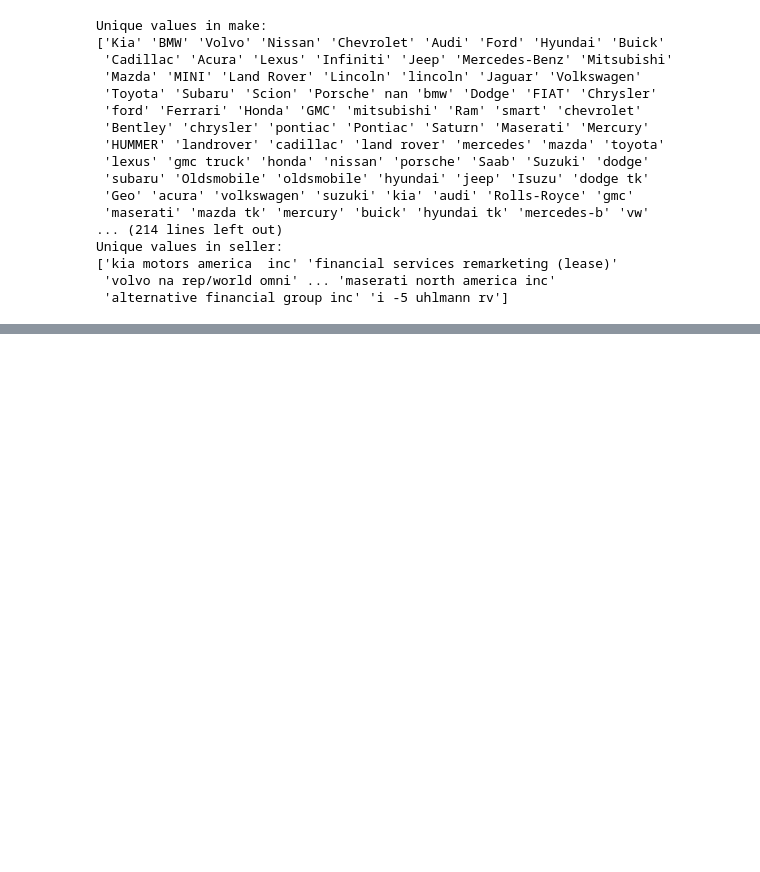
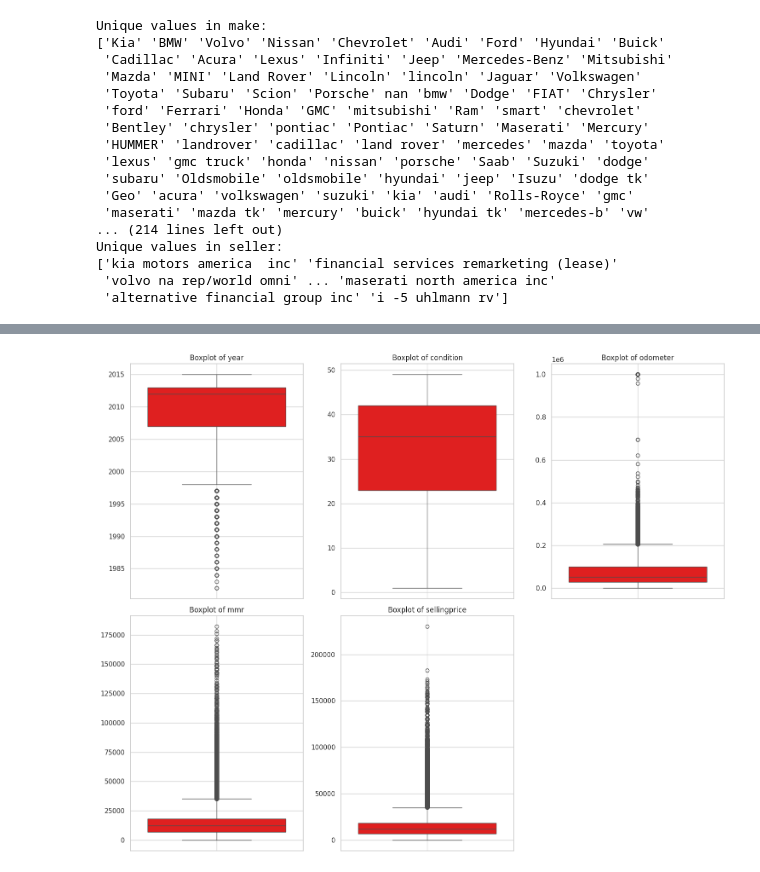
Before and after one commit to Sagarjain93/car_prices, a Jupyter notebook: car_prices.ipynb, the cells around one changed output, grey strips where cells are left out. Saved outputs shown, nothing was run; the diff lists cells and outputs as text; code cells hidden in the pictures; blank space fills up the shorter version.

Commit message:
Implement IQR-based outlier detection for numerical features

```diff
--- a/car_prices.ipynb
+++ b/car_prices.ipynb
@@ -101,7 +101,7 @@ Mounted at /content/drive
 #**4. Load The Dataset**
 To begin the analysis, the car sales dataset is loaded directly from Google Drive. This approach ensures convenient access to the data stored in the cloud, especially when working in collaborative or cloud-based environments like Google Colab. By mounting Google Drive or using a shareable link, we can seamlessly import the dataset into our workspace for further processing and analysis.
 # %%
-df = pd.read_csv('/content/drive/MyDrive/Colab Notebooks/dataset/6_Sales/car/car_prices.csv')
+df = pd.read_csv('/content/drive/MyDrive/colab/eda/6_Sales/car/car_prices.csv')
 # %% [markdown]
 #**5. Initial Data Inspection**
 In this step, we perform an initial examination of the dataset to understand its structure and quality. This includes previewing sample records, checking the dataset’s size, identifying data types, and detecting missing or duplicate values. These insights help inform subsequent data cleaning and analysis steps.
@@ -340,0 +345,23 @@ Unique values in seller:
+# %%
+import math
+
+# Assume numerical_cols is a list of your numerical columns
+num_plots = len(numerical_cols)
+
+# Automatically calculate rows and columns (e.g., 3 columns per row)
+cols = 3
+rows = math.ceil(num_plots / cols)
+
+plt.figure(figsize=(5 * cols, 6 * rows))
+
+for i, col in enumerate(numerical_cols):
+    plt.subplot(rows, cols, i + 1)
+    sns.boxplot(y=df[col], color="red")
+    plt.title(f"Boxplot of {col}")
+    plt.ylabel('')
+    plt.grid(True)
+
+plt.tight_layout()
+plt.show()
+# %% [output]
+[figure, added]
```
Also changed, not shown: parts of 7 cells of this notebook.
